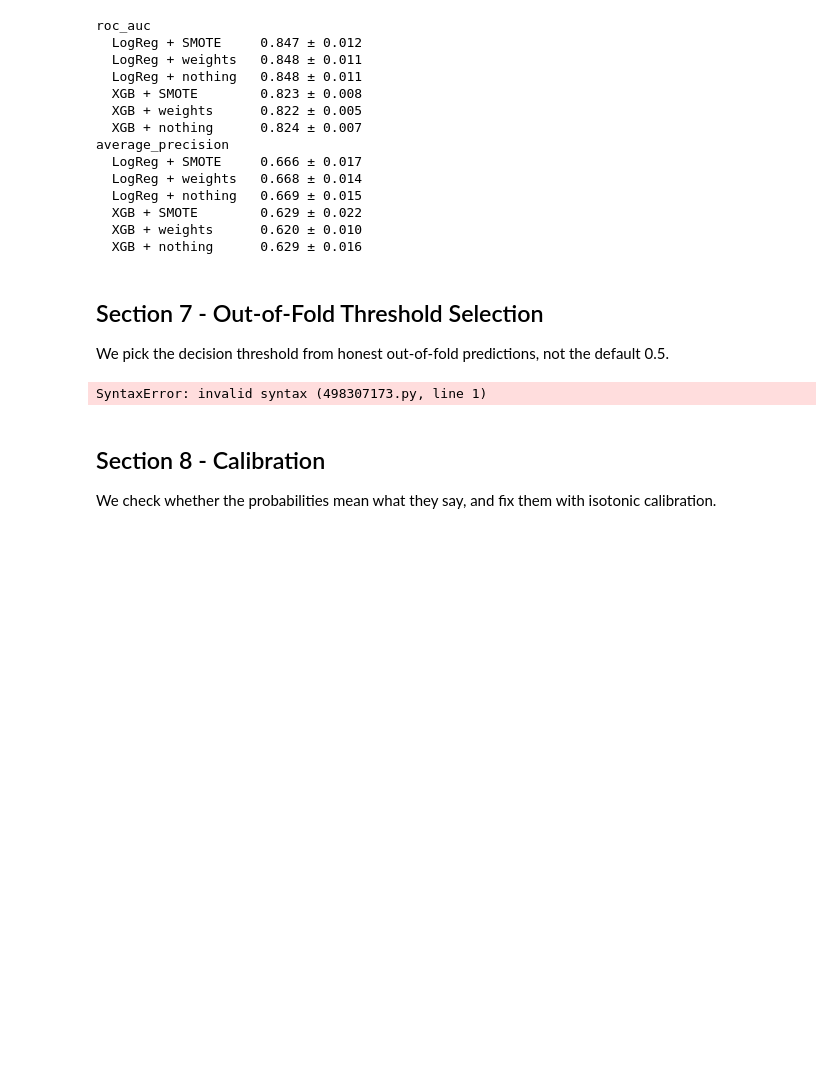
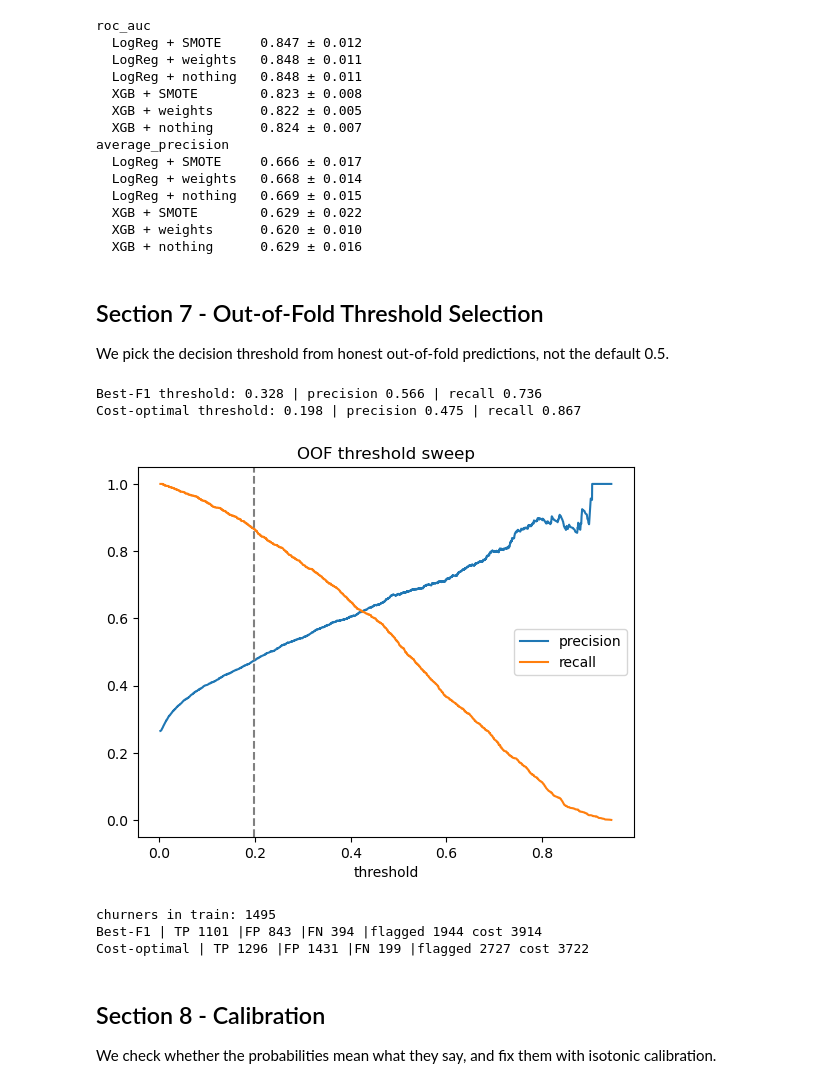
Before and after one commit to M20Jay/churn-prediction-pipeline, a Jupyter notebook: notebooks/04_rigour_pass.ipynb, the cells around one changed output. Saved outputs shown, nothing was run; the diff lists cells and outputs as text; code cells hidden in the pictures; blank space fills up the shorter version.

```diff
--- a/notebooks/04_rigour_pass.ipynb
+++ b/notebooks/04_rigour_pass.ipynb
@@ -145,12 +146,52 @@ We pick the decision threshold from honest out-of-fold predictions, not the defa
 # %%
 best_pipe = make_plain(LogisticRegression(max_iter=1000, random_state=42))
 
-# out-of-fold probabilities : every row predicted by a model that never saw it
-oof = cross_val_predict(best_pipe,X_train, y_train, cv, method="predict_proba")[:,1]
+oof = cross_val_predict(best_pipe, X_train, y_train, cv=cv, method="predict_proba")[:,1]
 
-prec, rec, thr = precision_recall_curve(y_train,oof)
+prec, rec, thr = precision_recall_curve(y_train, oof)
+
+prec, rec = prec[:-1], rec[:-1]
+
+f1= 2*prec*rec/(prec+rec+1e-12)
+
+i_f1 = f1.argmax()
+
+print("Best-F1 threshold:", round(thr[i_f1], 3), "| precision", round(prec[i_f1], 3), "| recall", round(rec[i_f1], 3))
+
+cost_offer = 1
+
+cost_lost = 5
+
+n_pos = y_train.sum()
+
+tp = rec *n_pos
+
+fp =tp/np.maximum(prec, 1e-12) - tp
+
+fn = n_pos -tp
+total_cost = (tp+fp) * cost_offer + fn * cost_lost
+
+i_cost = np.nanargmin(total_cost)
+
+print("Cost-optimal threshold:", round(thr[i_cost], 3), "| precision", round(prec[i_cost], 3), "| recall", round(rec[i_cost], 3))
+plt.plot(thr, prec, label="precision")
+plt.plot(thr,rec, label="recall")
+plt.axvline(thr[i_cost], ls="--", c="gray")
+plt.xlabel("threshold"); plt.legend(); plt.title("OOF threshold sweep"); plt.show()
+
+
+print("churners in train:", y_train.sum())
+
+for name, i in [("Best-F1", i_f1), ("Cost-optimal", i_cost)]:
+  print(name, "| TP", round(tp[i]), "| FP", round(fp[i]), "| FN", round(fn[i]),
+        "| flagged", round(tp[i] +fp[i]), "| cost", round(total_cost[i]))
 # %% [output]
-SyntaxError: invalid syntax (498307173.py, line 1)
+Best-F1 threshold: 0.328 | precision 0.566 | recall 0.736
+Cost-optimal threshold: 0.198 | precision 0.475 | recall 0.867
+[figure, added]
+churners in train: 1495
+Best-F1 | TP 1101 |FP 843 |FN 394 |flagged 1944 cost 3914
+Cost-optimal | TP 1296 |FP 1431 |FN 199 |flagged 2727 cost 3722
 # %% [markdown]
 ## Section 8 - Calibration
 We check whether the probabilities mean what they say, and fix them with isotonic calibration.
```
Also changed, not shown: parts of 3 cells of this notebook.
